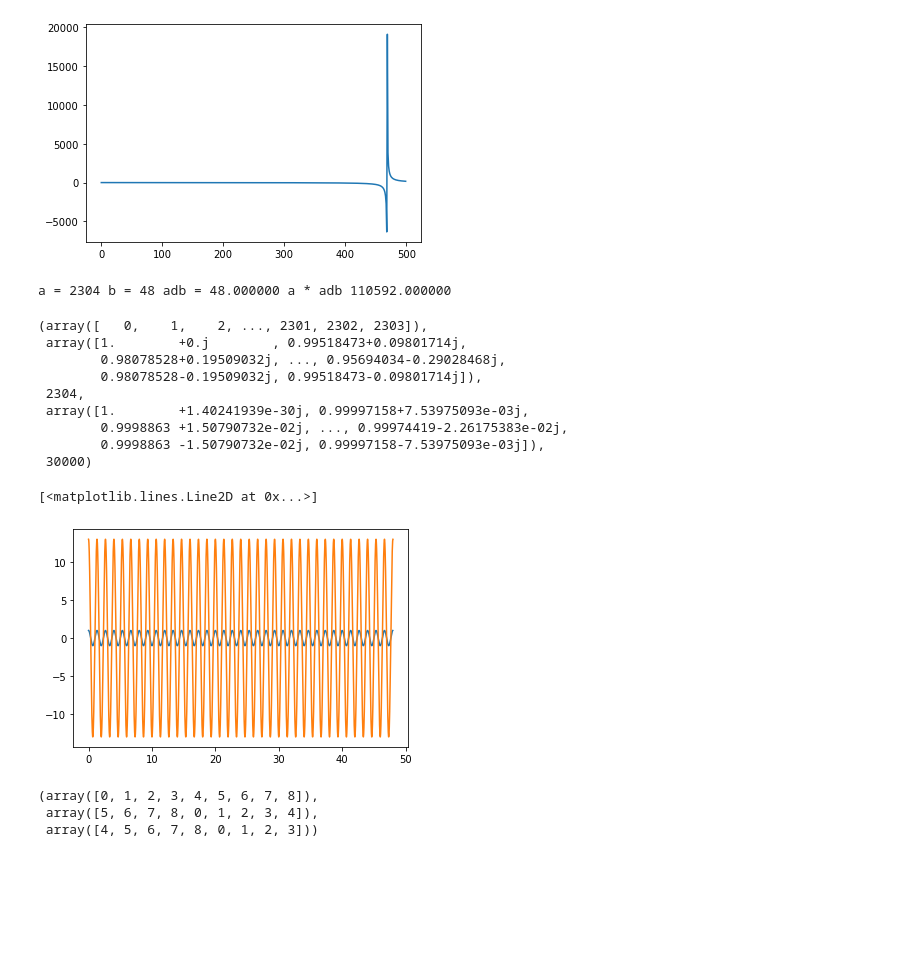
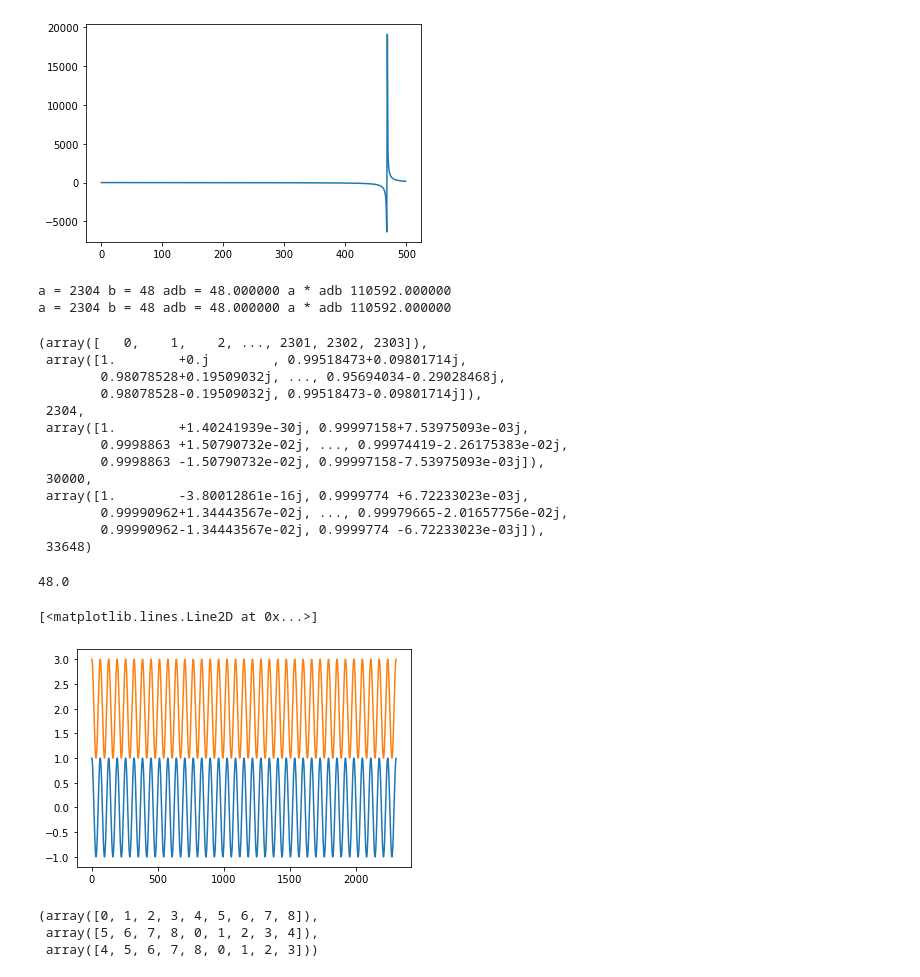
Before and after one commit to kb1vc/SoDaRadio, a Jupyter notebook: jupyter/ReSampler.ipynb, the cells around one changed output. Drawn from its saved outputs; the diff is of its cells as text; code cells hidden in the pictures; blank space fills up the shorter version.

```diff
--- a/jupyter/ReSampler.ipynb
+++ b/jupyter/ReSampler.ipynb
@@ -187,9 +192,11 @@ U=625
 D=48
 f1 = np.exp(1j * tv * np.pi/32)
 f2 = FDResampler(U,D, f1)
-tv,f1,f1.size,f2,f2.size # f1.size, f2.size
+f3 = FDResampler(701,D,f1)
+tv,f1,f1.size,f2,f2.size,f3,f3.size # f1.size, f2.size
 # %% [output]
 a = 2304 b = 48 adb = 48.000000 a * adb 110592.000000
+a = 2304 b = 48 adb = 48.000000 a * adb 110592.000000
 (array([   0,    1,    2, ..., 2301, 2302, 2303]),
  array([1.        +0.j        , 0.99518473+0.09801714j,
         0.98078528+0.19509032j, ..., 0.95694034-0.29028468j,
@@ -198,13 +205,22 @@ a = 2304 b = 48 adb = 48.000000 a * adb 110592.000000
  array([1.        +1.40241939e-30j, 0.99997158+7.53975093e-03j,
         0.9998863 +1.50790732e-02j, ..., 0.99974419-2.26175383e-02j,
         0.9998863 -1.50790732e-02j, 0.99997158-7.53975093e-03j]),
- 30000)
+ 30000,
+ array([1.        -3.80012861e-16j, 0.9999774 +6.72233023e-03j,
+        0.99990962+1.34443567e-02j, ..., 0.99979665-2.01657756e-02j,
+        0.99990962-1.34443567e-02j, 0.9999774 -6.72233023e-03j]),
+ 33648)
+# %%
+33648 / 701
+# %% [output]
+48.0
 # %%
-plt.plot(np.arange(f1.size) / 48, f1)
-plt.plot(np.arange(f2.size) / 625, (625 / 48) * f2)
+plt.plot(np.arange(f1.size), f1)
+#plt.plot(np.arange(f2.size) * 48/625, 1 + f2) # (625 / 48) * f2)
+plt.plot(np.arange(f3.size) * 48/701, 2 + f3)
 # %% [output]
 [<matplotlib.lines.Line2D at 0x...>]
-[figure, old version]
+[figure, new version]
 # %%
 tv = np.arange(9)
 ts = np.fft.fftshift(tv)
```
Also changed, not shown: parts of 2 cells of this notebook, 6 other files.
